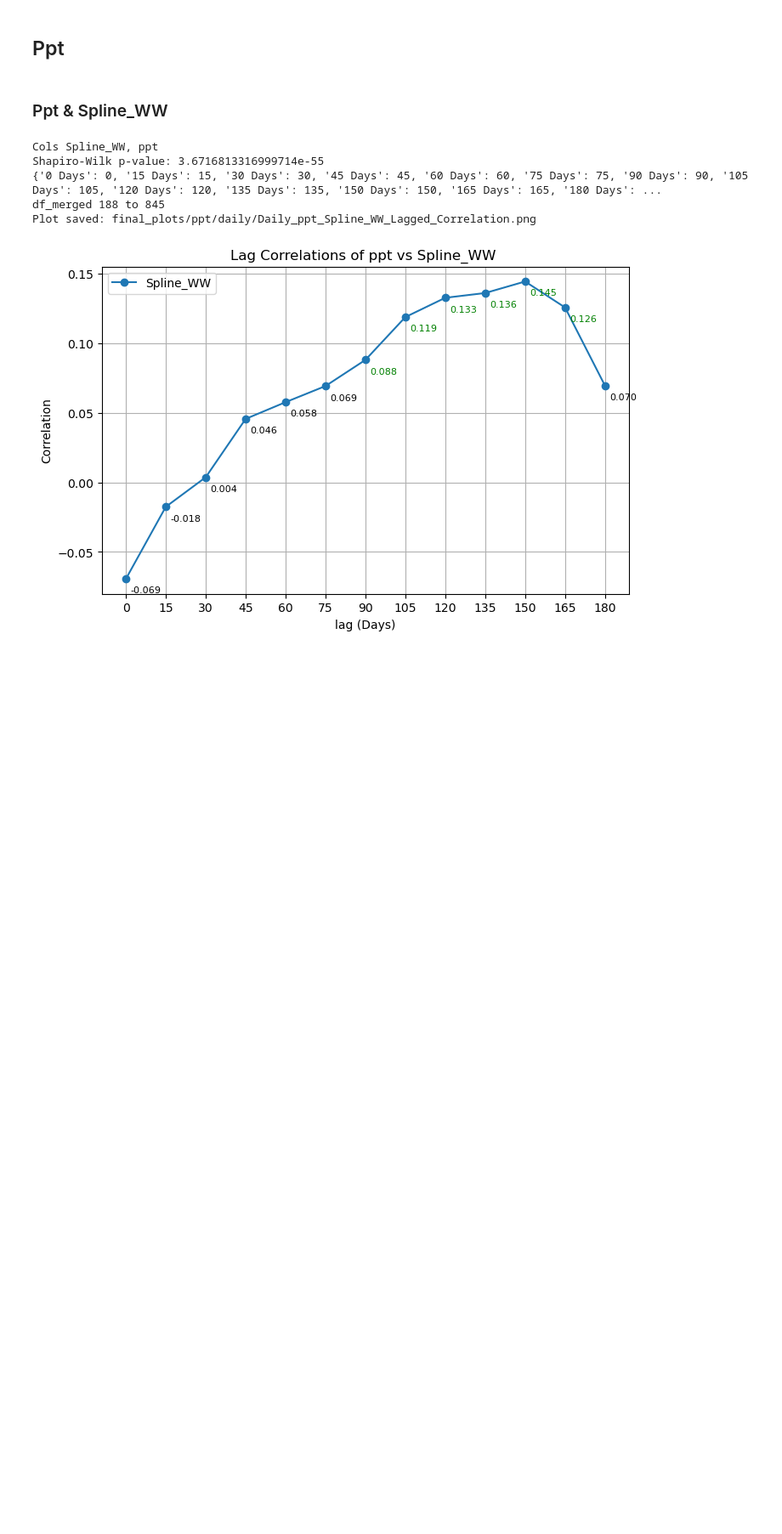
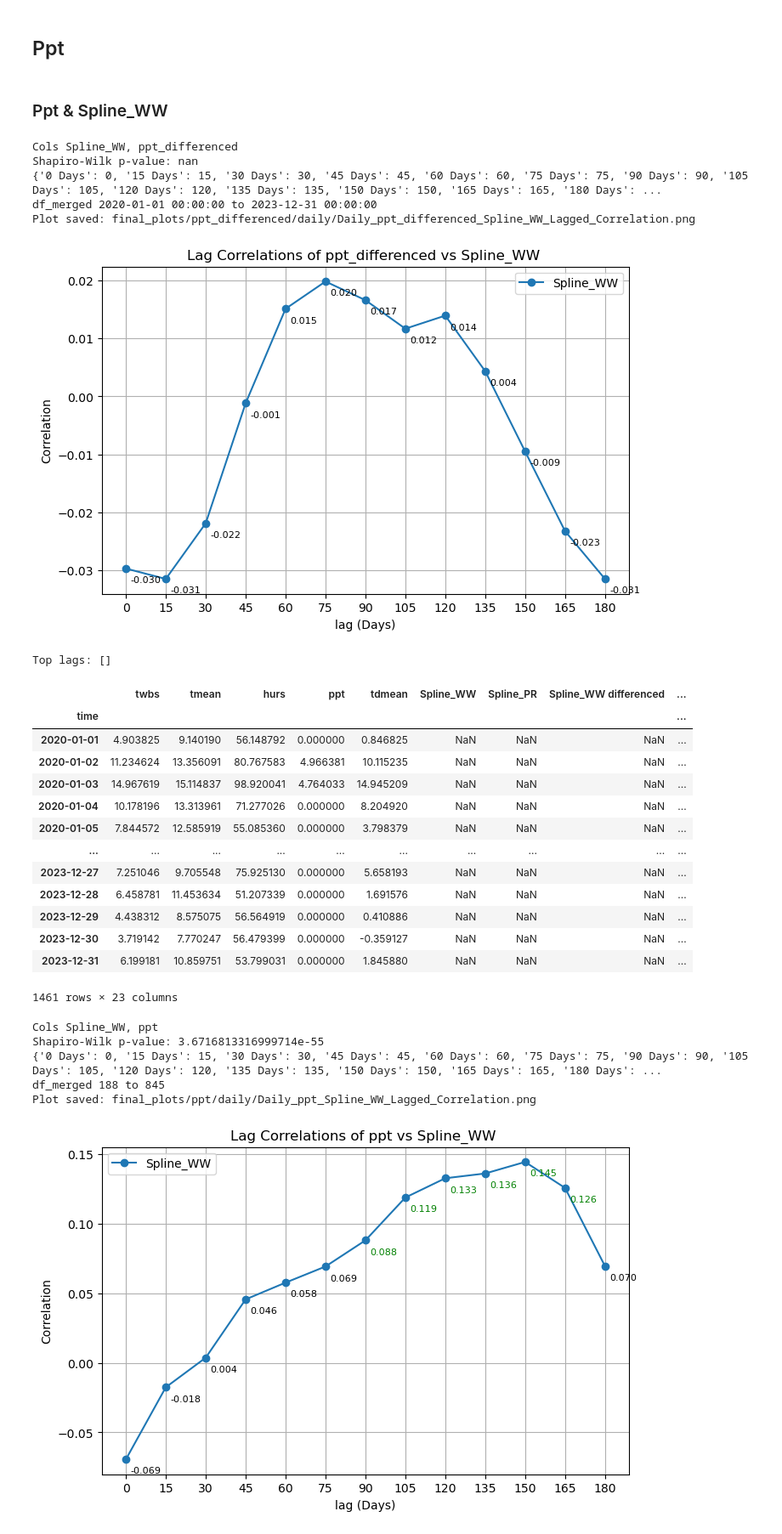
Before and after one commit to sd9616/wastewater, a Jupyter notebook: Daily_PRISM_netcdf_calc_twbs.ipynb, the cells around one changed output. Shown at 85% size. Saved outputs shown, nothing was run; the diff lists cells and outputs as text; code cells hidden in the pictures; blank space fills up the shorter version.

Commit message:
final functions for creating arimax plots

```diff
--- a/Daily_PRISM_netcdf_calc_twbs.ipynb
+++ b/Daily_PRISM_netcdf_calc_twbs.ipynb
@@ -1204,7 +1202,8 @@ df_daily_covid_weather = pd.read_csv(
 # # Set time.1 column as the index, rename it to 'time', and drop the manual index column
 # df_daily_covid_weather = df_daily_covid_weather.set_index("time.1").drop(columns=["time"])
 # df_daily_covid_weather.index.name = "time"
-
+df_daily_covid_weather["tmean_differenced"] = df_daily_covid_weather["tmean"].diff(1)
+df_daily_covid_weather["ppt_differenced"] = df_daily_covid_weather["ppt"].diff(1)
 # # Inspect
 print(df_daily_covid_weather.head(500))
 
@@ -1350,6 +1379,36 @@ Top lags: []
 ## Ppt
 # %% [markdown]
 ### Ppt & Spline_WW
+# %%
+covid_var = SPLINE_WW
+weather_var = "ppt_differenced"
+# for covid_col in [col for col in DF_DAILY_COLS if col.startswith(covid_var)]:
+#     for weather_col in [col for col in DF_DAILY_COLS if col.startswith(weather_var)]:
+print(f"Cols {covid_var}, {weather_var}")
+plot_lagged_correlations(df_daily_covid_weather, weather_var, covid_var, interval_size=15, number_of_intervals=12,
+                    save_path=os.path.join(FINAL_PLOTS, weather_var, DAILY))
+# %% [output]
+Cols Spline_WW, ppt_differenced
+Shapiro-Wilk p-value: nan
+{'0 Days': 0, '15 Days': 15, '30 Days': 30, '45 Days': 45, '60 Days': 60, '75 Days': 75, '90 Days': 90, '105 Days': 105, '120 Days': 120, '135 Days': 135, '150 Days': 150, '165 Days': 165, '180 Days': ...
+df_merged 2020-01-01 00:00:00 to 2023-12-31 00:00:00
+Plot saved: final_plots/ppt_differenced/daily/Daily_ppt_differenced_Spline_WW_Lagged_Correlation.png
+[figure, added]
+Top lags: []
+|  | twbs | tmean | hurs | ppt | tdmean | Spline_WW | Spline_PR | Spline_WW differenced | ... |
+| time |  |  |  |  |  |  |  |  | ... |
+| 2020-01-01 | 4.903825 | 9.140190 | 56.148792 | 0.000000 | 0.846825 | NaN | NaN | NaN | ... |
+| 2020-01-02 | 11.234624 | 13.356091 | 80.767583 | 4.966381 | 10.115235 | NaN | NaN | NaN | ... |
+| 2020-01-03 | 14.967619 | 15.114837 | 98.920041 | 4.764033 | 14.945209 | NaN | NaN | NaN | ... |
+| 2020-01-04 | 10.178196 | 13.313961 | 71.277026 | 0.000000 | 8.204920 | NaN | NaN | NaN | ... |
+| 2020-01-05 | 7.844572 | 12.585919 | 55.085360 | 0.000000 | 3.798379 | NaN | NaN | NaN | ... |
+| ... | ... | ... | ... | ... | ... | ... | ... | ... | ... |
+| 2023-12-27 | 7.251046 | 9.705548 | 75.925130 | 0.000000 | 5.658193 | NaN | NaN | NaN | ... |
+| 2023-12-28 | 6.458781 | 11.453634 | 51.207339 | 0.000000 | 1.691576 | NaN | NaN | NaN | ... |
+| 2023-12-29 | 4.438312 | 8.575075 | 56.564919 | 0.000000 | 0.410886 | NaN | NaN | NaN | ... |
+| 2023-12-30 | 3.719142 | 7.770247 | 56.479399 | 0.000000 | -0.359127 | NaN | NaN | NaN | ... |
+| 2023-12-31 | 6.199181 | 10.859751 | 53.799031 | 0.000000 | 1.845880 | NaN | NaN | NaN | ... |
+1461 rows × 23 columns
 # %%
 covid_var = SPLINE_WW
 weather_var = PPT
```
Also changed, not shown: parts of 9 cells of this notebook.
